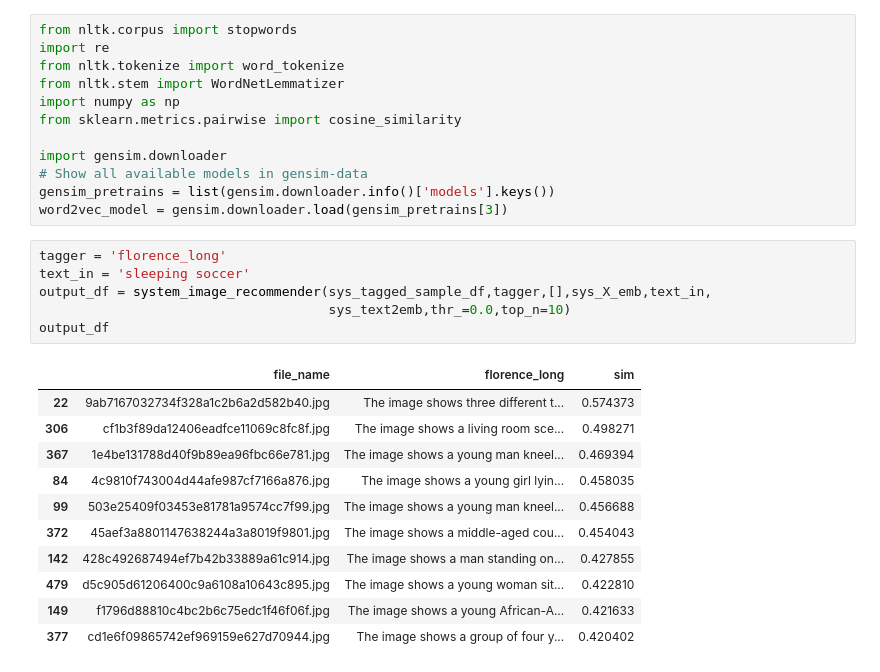
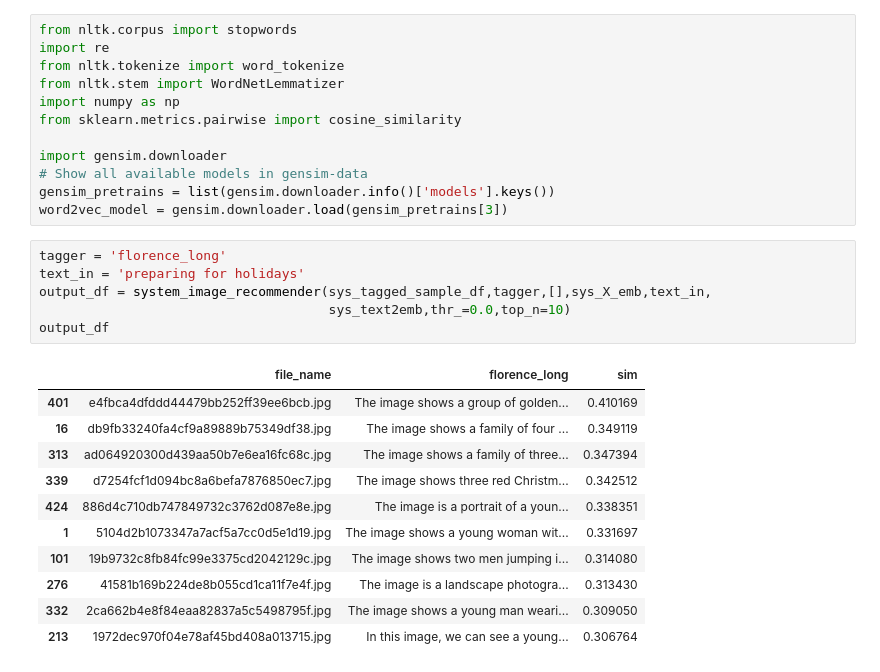
Before and after one commit to yvesmdev/multimodal_retrieval_system, a Jupyter notebook: analytics/Text2Text_Semantic_Matching_Algorithms-Solution-Test.ipynb, the cells around one changed output. Cells and saved outputs as stored; diff of their text form.

```diff
--- a/analytics/Text2Text_Semantic_Matching_Algorithms-Solution-Test.ipynb
+++ b/analytics/Text2Text_Semantic_Matching_Algorithms-Solution-Test.ipynb
@@ -23,22 +23,22 @@ gensim_pretrains = list(gensim.downloader.info()['models'].keys())
 word2vec_model = gensim.downloader.load(gensim_pretrains[3])
 # %%
 tagger = 'florence_long'
-text_in = 'sleeping soccer'
+text_in = 'preparing for holidays'
 output_df = system_image_recommender(sys_tagged_sample_df,tagger,[],sys_X_emb,text_in,
                                      sys_text2emb,thr_=0.0,top_n=10)
 output_df
 # %% [output]
 |  | file_name | florence_long | sim |
-| 22 | 9ab7167032734f328a1c2b6a2d582b40.jpg | The image shows three different t... | 0.574373 |
-| 306 | cf1b3f89da12406eadfce11069c8fc8f.jpg | The image shows a living room sce... | 0.498271 |
-| 367 | 1e4be131788d40f9b89ea96fbc66e781.jpg | The image shows a young man kneel... | 0.469394 |
-| 84 | 4c9810f743004d44afe987cf7166a876.jpg | The image shows a young girl lyin... | 0.458035 |
-| 99 | 503e25409f03453e81781a9574cc7f99.jpg | The image shows a young man kneel... | 0.456688 |
-| 372 | 45aef3a8801147638244a3a8019f9801.jpg | The image shows a middle-aged cou... | 0.454043 |
-| 142 | 428c492687494ef7b42b33889a61c914.jpg | The image shows a man standing on... | 0.427855 |
-| 479 | d5c905d61206400c9a6108a10643c895.jpg | The image shows a young woman sit... | 0.422810 |
-| 149 | f1796d88810c4bc2b6c75edc1f46f06f.jpg | The image shows a young African-A... | 0.421633 |
-| 377 | cd1e6f09865742ef969159e627d70944.jpg | The image shows a group of four y... | 0.420402 |
+| 401 | e4fbca4dfddd44479bb252ff39ee6bcb.jpg | The image shows a group of golden... | 0.410169 |
+| 16 | db9fb33240fa4cf9a89889b75349df38.jpg | The image shows a family of four ... | 0.349119 |
+| 313 | ad064920300d439aa50b7e6ea16fc68c.jpg | The image shows a family of three... | 0.347394 |
+| 339 | d7254fcf1d094bc8a6befa7876850ec7.jpg | The image shows three red Christm... | 0.342512 |
+| 424 | 886d4c710db747849732c3762d087e8e.jpg | The image is a portrait of a youn... | 0.338351 |
+| 1 | 5104d2b1073347a7acf5a7cc0d5e1d19.jpg | The image shows a young woman wit... | 0.331697 |
+| 101 | 19b9732c8fb84fc99e3375cd2042129c.jpg | The image shows two men jumping i... | 0.314080 |
+| 276 | 41581b169b224de8b055cd1ca11f7e4f.jpg | The image is a landscape photogra... | 0.313430 |
+| 332 | 2ca662b4e8f84eaa82837a5c5498795f.jpg | The image shows a young man weari... | 0.309050 |
+| 213 | 1972dec970f04e78af45bd408a013715.jpg | In this image, we can see a young... | 0.306764 |
 # %%
 import matplotlib.pyplot as plt
 import matplotlib.image as mpimg
```
Also changed, not shown: parts of 1 cell of this notebook, 2 other files.
